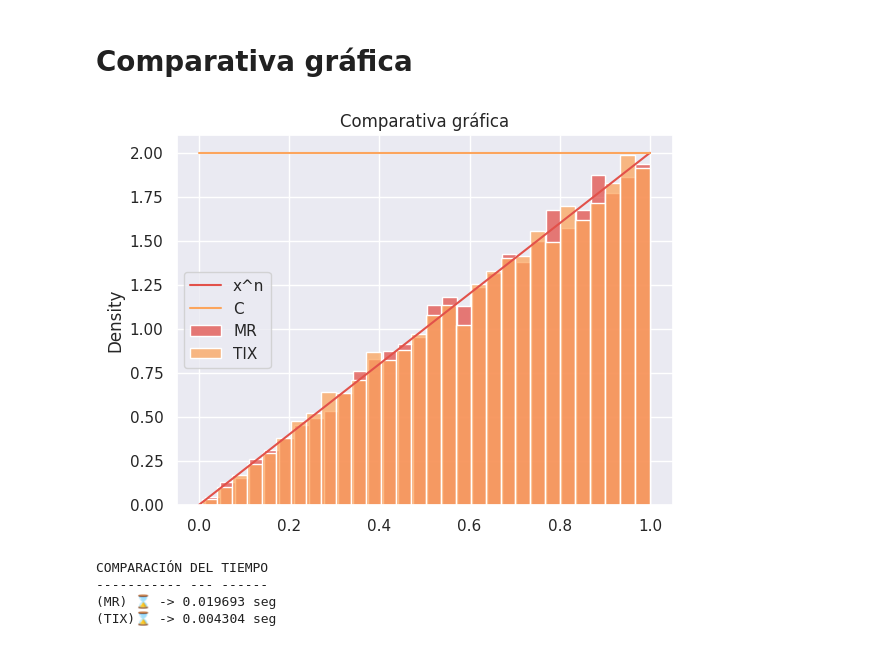
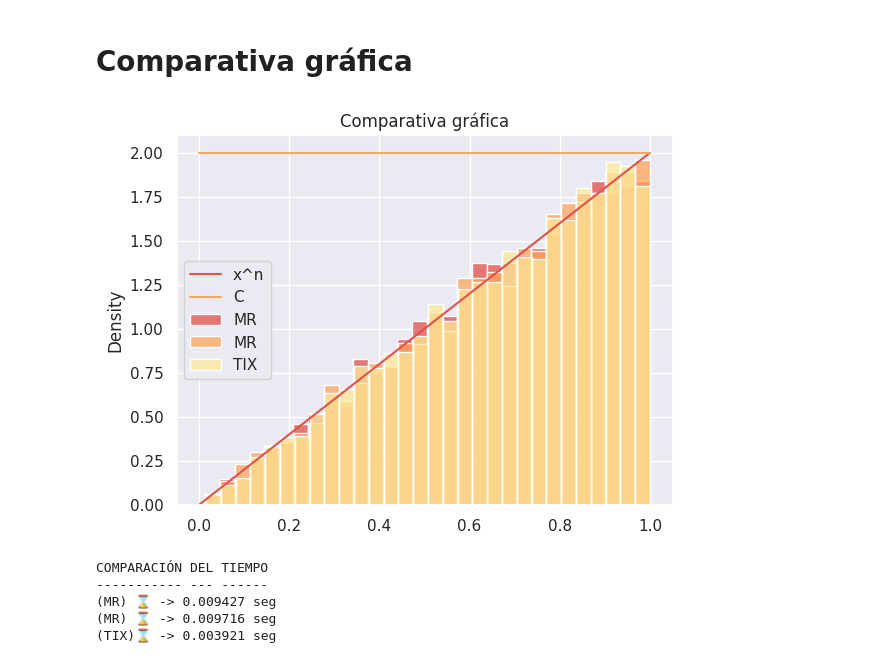
Before and after one commit to alvaro-mediina/modelos-y-simulacion-2025, a Jupyter notebook: tp5-var-aleatorias-continuas/Ejercicio-6.ipynb, the cells around one changed output. Drawn from its saved outputs; the diff is of its cells as text; code cells hidden in the pictures.

Commit message:
feat: :stethoscope: Agrego método del ejercicio 5,
No lo había comprendido del todo xd

```diff
--- a/tp5-var-aleatorias-continuas/Ejercicio-6.ipynb
+++ b/tp5-var-aleatorias-continuas/Ejercicio-6.ipynb
@@ -51,3 +54,17 @@ Una particularidad que debemos tener en cuenta que $n$ debe ser entero positivo
+# %%
+#Variable aleatoria del ejercicio 5
+def M(N:int) -> float:
+    """
+    Variable aleatoria Máx{X_1,...,X_n}
+
+    Args:
+        Xs (list[Callable[[],float]]): Lista de variables aleatorias
+
+    Returns:
+        float: Máximo valor generado por las variables aleatorias
+    """
+    samples = [random() for _ in range(N)]
+    return max(samples)
 # %% [markdown]
 # Método de rechazo
 # %% [markdown]
@@ -183,34 +200,37 @@ def efitienty_methods(methods:list[Callable[[int],float]], N:int,Nsim=int) -> di
 # %%
 N = 2
 Nsim= 10_000
 x = np.linspace(0, 1, 1000)
 f = lambda x, N  :  N * x ** (N-1)
 
-methods = [MR, TIX]
+methods = [M, MR, TIX]
 results: dict = efitienty_methods(
     methods=methods,
     N=N,
     Nsim=Nsim
 )
 
 sns.set_palette("Spectral")
 sns.lineplot(x=x, y=f(x, N), label="x^n")
 sns.lineplot(x=x, y=N, label="C" )
+sns.histplot(results["M"]["samples"], stat='density', label="MR")
 sns.histplot(results["MR"]["samples"], stat='density', label="MR")
 sns.histplot(results["TIX"]["samples"], stat='density', label="TIX")
 plt.title("Comparativa gráfica")
 plt.legend()
 plt.show()
 
 
 print("COMPARACIÓN DEL TIEMPO")
 print("----------- --- ------")
 
+print(f"(MR) ⌛ -> {results["M"]["time"]:4f} seg")
 print(f"(MR) ⌛ -> {results["MR"]["time"]:4f} seg")
 print(f"(TIX)⌛ -> {results["TIX"]["time"]:4f} seg")
 # %% [output]
-[figure, old version]
+[figure, new version]
 COMPARACIÓN DEL TIEMPO
 ----------- --- ------
-(MR) ⌛ -> 0.019693 seg
-(TIX)⌛ -> 0.004304 seg
+(MR) ⌛ -> 0.009427 seg
+(MR) ⌛ -> 0.009716 seg
+(TIX)⌛ -> 0.003921 seg
```
Also changed, not shown: parts of 3 cells of this notebook.
